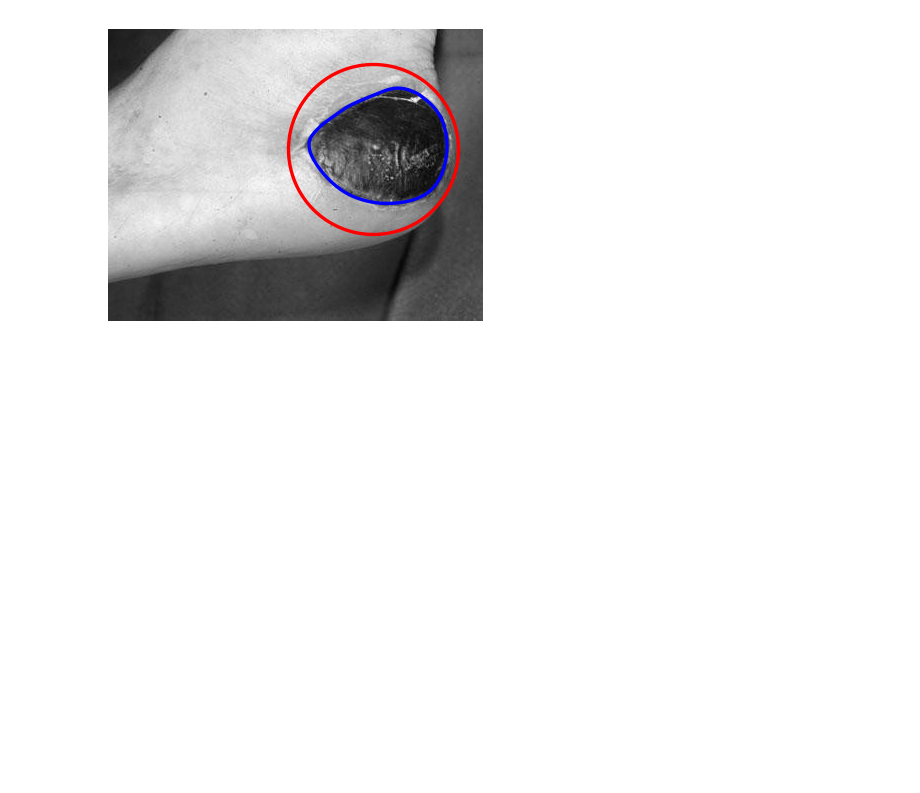
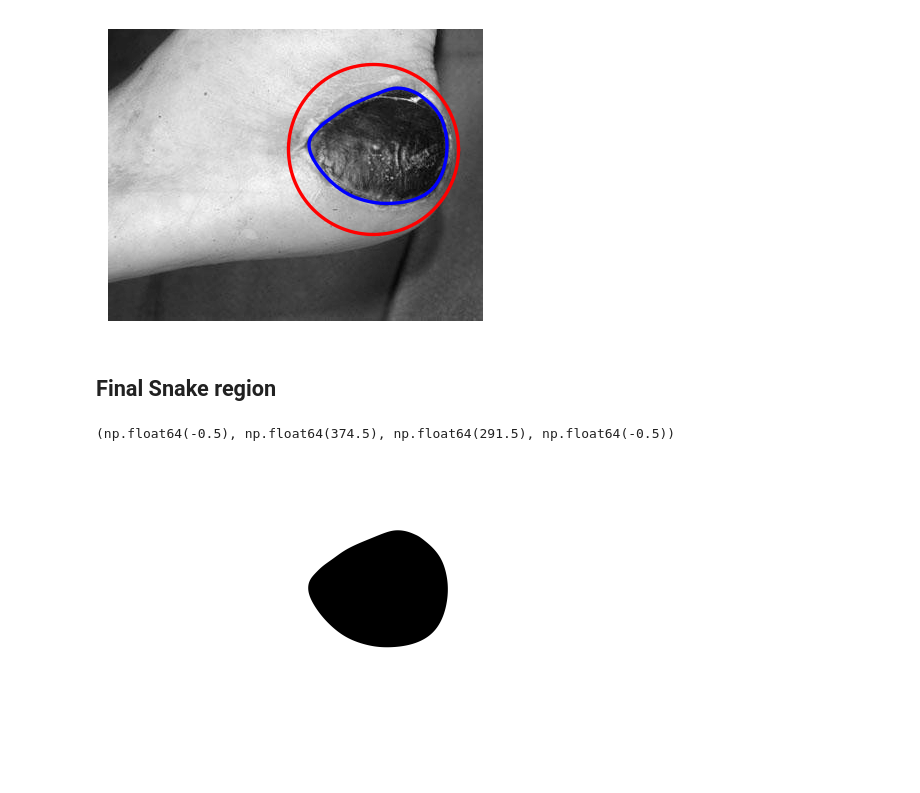
Before and after one commit to m-rizki/skripsi, a Jupyter notebook: v2/notebooks/02_acm_interpolation.ipynb, the cells around one changed output. Cells and saved outputs as stored; diff of their text form; code cells hidden in the pictures; blank space fills up the shorter version.

```diff
--- a/v2/notebooks/02_acm_interpolation.ipynb
+++ b/v2/notebooks/02_acm_interpolation.ipynb
@@ -158,3 +163,15 @@ snake_final_ax.axis('off')
 # %% [output]
 (np.float64(-0.5), np.float64(374.5), np.float64(291.5), np.float64(-0.5))
 [figure]
+# %% [markdown]
+## Final Snake region
+# %%
+snake_final_region_fig = plt.figure(frameon=False, figsize=(img.shape[1] / my_dpi, img.shape[0] / my_dpi), dpi=my_dpi)
+snake_final_region_ax = snake_final_region_fig.add_axes([0, 0, 1, 1])
+snake_final_region_ax.imshow(np.ones(img.shape))
+snake_final_region_ax.fill(snake_final[:, 0], snake_final[:, 1], color="black")
+snake_final_region_ax.set_xticks([]), snake_final_region_ax.set_yticks([])
+snake_final_region_ax.axis("off")
+# %% [output]
+(np.float64(-0.5), np.float64(374.5), np.float64(291.5), np.float64(-0.5))
+[figure, added]
```
Also changed, not shown: parts of 5 cells of this notebook, 59 other files.
